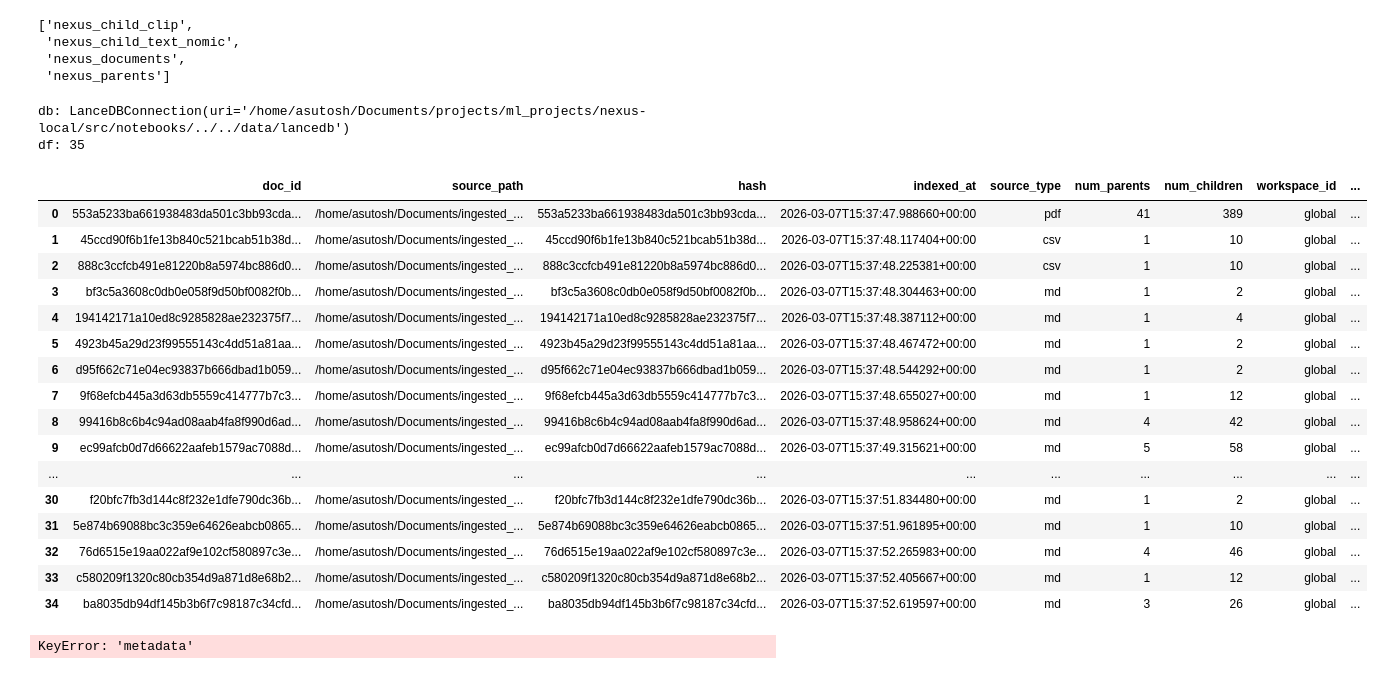
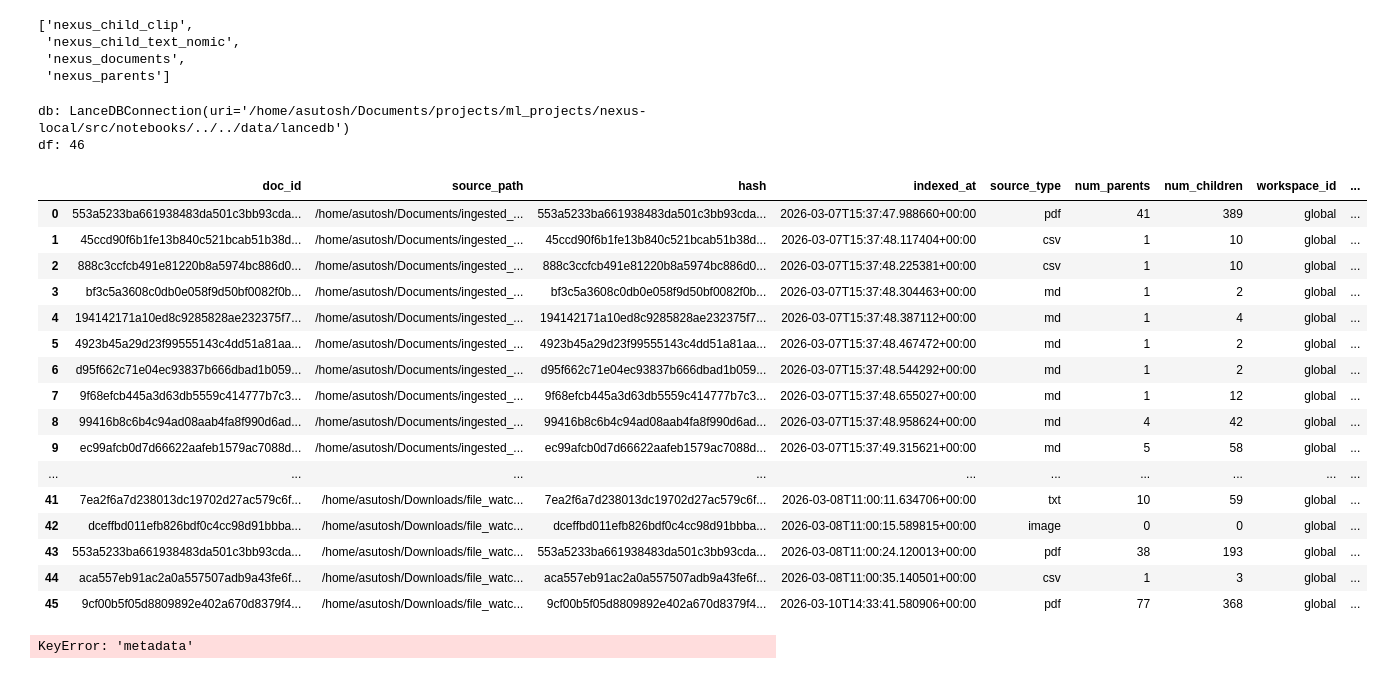
Before and after one commit to nayash/nexus-local, a Jupyter notebook: src/notebooks/exploratory.ipynb, the cells around one changed output. Saved outputs shown, nothing was run; the diff lists cells and outputs as text; code cells hidden in the pictures.

```diff
--- a/src/notebooks/exploratory.ipynb
+++ b/src/notebooks/exploratory.ipynb
@@ -77,27 +77,27 @@ db: LanceDBConnection(uri='/home/asutosh/Documents/projects/ml_projects/nexus-lo
 # %%
 df = preview_lancedb_table(LANCEDB_PATH, tables[2])
 print(f'df: {len(df)}')
-df.head(35)
+df.head(46)
 # %% [output]
 db: LanceDBConnection(uri='/home/asutosh/Documents/projects/ml_projects/nexus-local/src/notebooks/../../data/lancedb')
-df: 35
+df: 46
 |  | doc_id | source_path | hash | indexed_at | source_type | num_parents | num_children | workspace_id | ... |
 | 0 | 553a5233ba661938483da501c3bb93cda... | /home/asutosh/Documents/ingested_... | 553a5233ba661938483da501c3bb93cda... | 2026-03-07T15:37:47.988660+00:00 | pdf | 41 | 389 | global | ... |
 | 1 | 45ccd90f6b1fe13b840c521bcab51b38d... | /home/asutosh/Documents/ingested_... | 45ccd90f6b1fe13b840c521bcab51b38d... | 2026-03-07T15:37:48.117404+00:00 | csv | 1 | 10 | global | ... |
 | 2 | 888c3ccfcb491e81220b8a5974bc886d0... | /home/asutosh/Documents/ingested_... | 888c3ccfcb491e81220b8a5974bc886d0... | 2026-03-07T15:37:48.225381+00:00 | csv | 1 | 10 | global | ... |
 | 3 | bf3c5a3608c0db0e058f9d50bf0082f0b... | /home/asutosh/Documents/ingested_... | bf3c5a3608c0db0e058f9d50bf0082f0b... | 2026-03-07T15:37:48.304463+00:00 | md | 1 | 2 | global | ... |
 | 4 | 194142171a10ed8c9285828ae232375f7... | /home/asutosh/Documents/ingested_... | 194142171a10ed8c9285828ae232375f7... | 2026-03-07T15:37:48.387112+00:00 | md | 1 | 4 | global | ... |
 | 5 | 4923b45a29d23f99555143c4dd51a81aa... | /home/asutosh/Documents/ingested_... | 4923b45a29d23f99555143c4dd51a81aa... | 2026-03-07T15:37:48.467472+00:00 | md | 1 | 2 | global | ... |
 | 6 | d95f662c71e04ec93837b666dbad1b059... | /home/asutosh/Documents/ingested_... | d95f662c71e04ec93837b666dbad1b059... | 2026-03-07T15:37:48.544292+00:00 | md | 1 | 2 | global | ... |
 | 7 | 9f68efcb445a3d63db5559c414777b7c3... | /home/asutosh/Documents/ingested_... | 9f68efcb445a3d63db5559c414777b7c3... | 2026-03-07T15:37:48.655027+00:00 | md | 1 | 12 | global | ... |
 | 8 | 99416b8c6b4c94ad08aab4fa8f990d6ad... | /home/asutosh/Documents/ingested_... | 99416b8c6b4c94ad08aab4fa8f990d6ad... | 2026-03-07T15:37:48.958624+00:00 | md | 4 | 42 | global | ... |
 | 9 | ec99afcb0d7d66622aafeb1579ac7088d... | /home/asutosh/Documents/ingested_... | ec99afcb0d7d66622aafeb1579ac7088d... | 2026-03-07T15:37:49.315621+00:00 | md | 5 | 58 | global | ... |
 | ... | ... | ... | ... | ... | ... | ... | ... | ... | ... |
-| 30 | f20bfc7fb3d144c8f232e1dfe790dc36b... | /home/asutosh/Documents/ingested_... | f20bfc7fb3d144c8f232e1dfe790dc36b... | 2026-03-07T15:37:51.834480+00:00 | md | 1 | 2 | global | ... |
-| 31 | 5e874b69088bc3c359e64626eabcb0865... | /home/asutosh/Documents/ingested_... | 5e874b69088bc3c359e64626eabcb0865... | 2026-03-07T15:37:51.961895+00:00 | md | 1 | 10 | global | ... |
-| 32 | 76d6515e19aa022af9e102cf580897c3e... | /home/asutosh/Documents/ingested_... | 76d6515e19aa022af9e102cf580897c3e... | 2026-03-07T15:37:52.265983+00:00 | md | 4 | 46 | global | ... |
-| 33 | c580209f1320c80cb354d9a871d8e68b2... | /home/asutosh/Documents/ingested_... | c580209f1320c80cb354d9a871d8e68b2... | 2026-03-07T15:37:52.405667+00:00 | md | 1 | 12 | global | ... |
-| 34 | ba8035db94df145b3b6f7c98187c34cfd... | /home/asutosh/Documents/ingested_... | ba8035db94df145b3b6f7c98187c34cfd... | 2026-03-07T15:37:52.619597+00:00 | md | 3 | 26 | global | ... |
+| 41 | 7ea2f6a7d238013dc19702d27ac579c6f... | /home/asutosh/Downloads/file_watc... | 7ea2f6a7d238013dc19702d27ac579c6f... | 2026-03-08T11:00:11.634706+00:00 | txt | 10 | 59 | global | ... |
+| 42 | dceffbd011efb826bdf0c4cc98d91bbba... | /home/asutosh/Downloads/file_watc... | dceffbd011efb826bdf0c4cc98d91bbba... | 2026-03-08T11:00:15.589815+00:00 | image | 0 | 0 | global | ... |
+| 43 | 553a5233ba661938483da501c3bb93cda... | /home/asutosh/Downloads/file_watc... | 553a5233ba661938483da501c3bb93cda... | 2026-03-08T11:00:24.120013+00:00 | pdf | 38 | 193 | global | ... |
+| 44 | aca557eb91ac2a0a557507adb9a43fe6f... | /home/asutosh/Downloads/file_watc... | aca557eb91ac2a0a557507adb9a43fe6f... | 2026-03-08T11:00:35.140501+00:00 | csv | 1 | 3 | global | ... |
+| 45 | 9cf00b5f05d8809892e402a670d8379f4... | /home/asutosh/Downloads/file_watc... | 9cf00b5f05d8809892e402a670d8379f4... | 2026-03-10T14:33:41.580906+00:00 | pdf | 77 | 368 | global | ... |
 # %%
 text = ''
 count = 0
```
Also changed, not shown: parts of 1 cell of this notebook, 29 other files.
